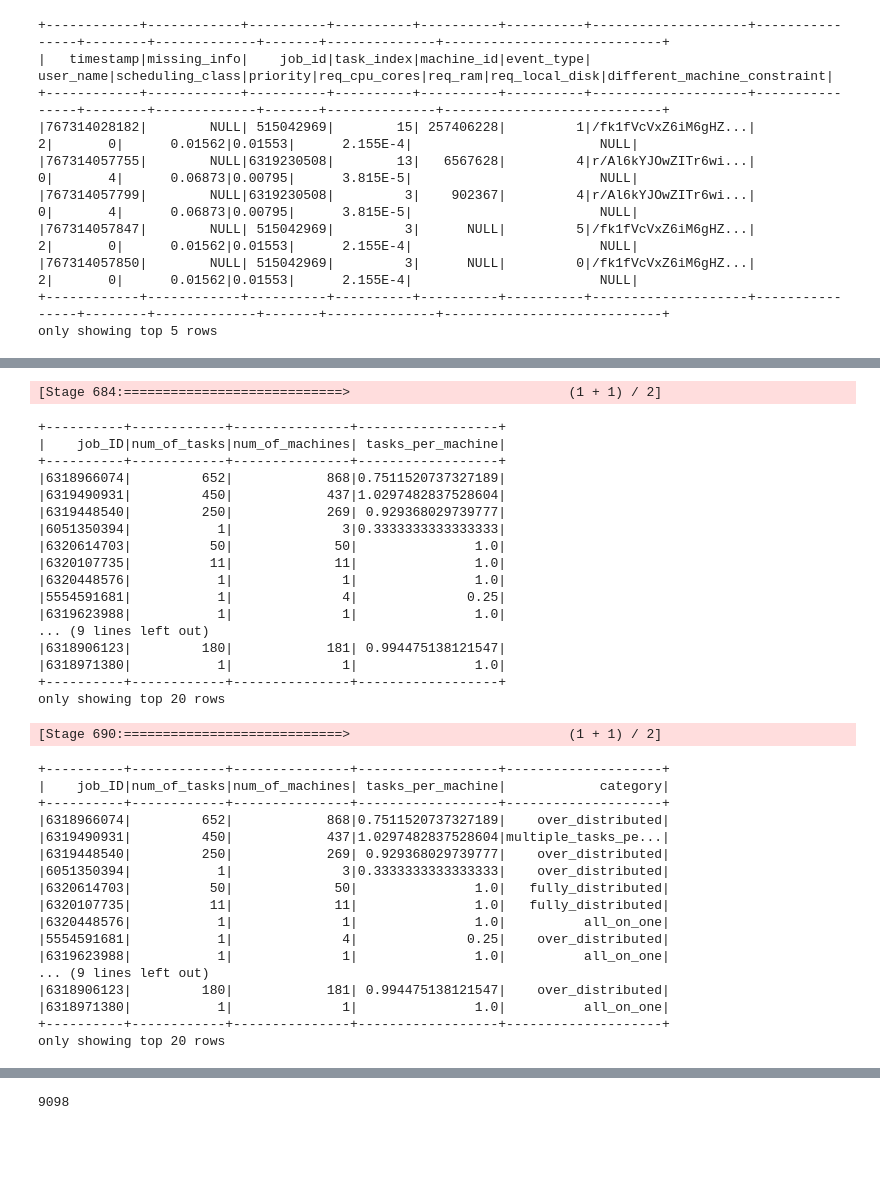
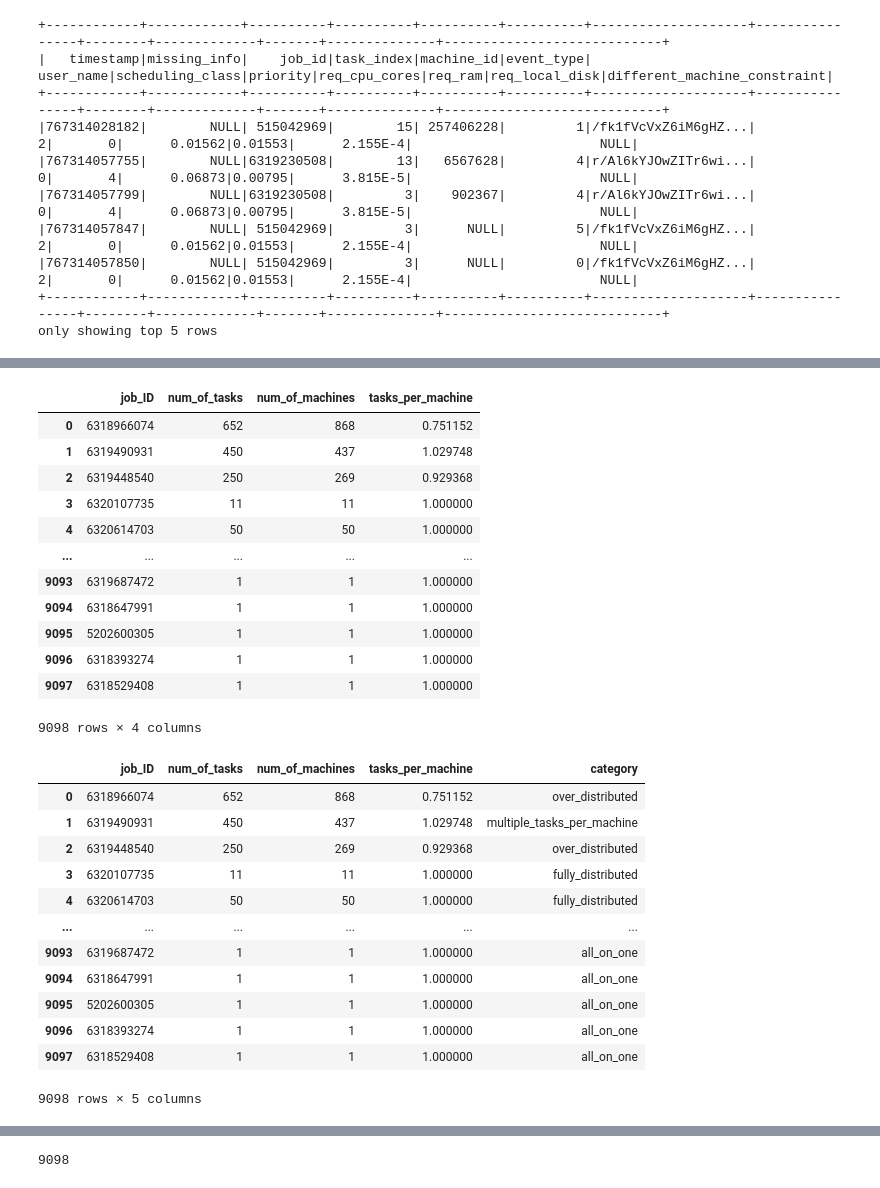
Before and after one commit to len-rtz/LDMS-google-traces-spark, a Jupyter notebook: google_cluster_analysis.ipynb, the cells around one changed output, grey strips where cells are left out. Cells and saved outputs as stored; diff of their text form; code cells hidden in the pictures; blank space fills up the shorter version.

```diff
--- a/google_cluster_analysis.ipynb
+++ b/google_cluster_analysis.ipynb
@@ -548,53 +544,44 @@ only showing top 20 rows
 # %%
 tasks_per_machine = df_jobs_machines.withColumn("tasks_per_machine", F.col("num_of_tasks") / F.col("num_of_machines"))
-tasks_per_machine.show()
+tasks_per_machine.toPandas()
 # %% [output]
+|  | job_ID | num_of_tasks | num_of_machines | tasks_per_machine |
+| 0 | 6318966074 | 652 | 868 | 0.751152 |
+| 1 | 6319490931 | 450 | 437 | 1.029748 |
+| 2 | 6319448540 | 250 | 269 | 0.929368 |
+| 3 | 6320107735 | 11 | 11 | 1.000000 |
+| 4 | 6320614703 | 50 | 50 | 1.000000 |
+| ... | ... | ... | ... | ... |
+| 9093 | 6319687472 | 1 | 1 | 1.000000 |
+| 9094 | 6318647991 | 1 | 1 | 1.000000 |
+| 9095 | 5202600305 | 1 | 1 | 1.000000 |
+| 9096 | 6318393274 | 1 | 1 | 1.000000 |
+| 9097 | 6318529408 | 1 | 1 | 1.000000 |
-[Stage 684:============================>                            (1 + 1) / 2]
+9098 rows × 4 columns
-+----------+------------+---------------+------------------+
-|    job_ID|num_of_tasks|num_of_machines| tasks_per_machine|
-+----------+------------+---------------+------------------+
-|6318966074|         652|            868|0.7511520737327189|
-|6319490931|         450|            437|1.0297482837528604|
-|6319448540|         250|            269| 0.929368029739777|
-|6051350394|           1|              3|0.3333333333333333|
-|6320614703|          50|             50|               1.0|
-|6320107735|          11|             11|               1.0|
-|6320448576|           1|              1|               1.0|
-|5554591681|           1|              4|              0.25|
-|6319623988|           1|              1|               1.0|
-... (9 lines left out)
-|6318906123|         180|            181| 0.994475138121547|
-|6318971380|           1|              1|               1.0|
-+----------+------------+---------------+------------------+
-only showing top 20 rows
 # %%
+# sort list into patterns
 task_per_machine = tasks_per_machine.withColumn(
     "category",
     F.when(F.col("num_of_machines") == 1, "all_on_one") # all task of jobs run on the same machine
-     .when(F.col("tasks_per_machine") > 1, "multiple_tasks_per_machine")
+     .when(F.col("tasks_per_machine") > 1, "multiple_tasks_per_machine") # multiple tasks run on a machine
      .when(F.col("tasks_per_machine") == 1, "fully_distributed") # 1 task per machine
      .when(F.col("tasks_per_machine") < 1, "over_distributed") # more machines than tasks
      .otherwise("?")
 )
-task_per_machine.show()
+task_per_machine.toPandas()
 # %% [output]
+|  | job_ID | num_of_tasks | num_of_machines | tasks_per_machine | category |
+| 0 | 6318966074 | 652 | 868 | 0.751152 | over_distributed |
+| 1 | 6319490931 | 450 | 437 | 1.029748 | multiple_tasks_per_machine |
+| 2 | 6319448540 | 250 | 269 | 0.929368 | over_distributed |
+| 3 | 6320107735 | 11 | 11 | 1.000000 | fully_distributed |
+| 4 | 6320614703 | 50 | 50 | 1.000000 | fully_distributed |
+| ... | ... | ... | ... | ... | ... |
+| 9093 | 6319687472 | 1 | 1 | 1.000000 | all_on_one |
+| 9094 | 6318647991 | 1 | 1 | 1.000000 | all_on_one |
+| 9095 | 5202600305 | 1 | 1 | 1.000000 | all_on_one |
+| 9096 | 6318393274 | 1 | 1 | 1.000000 | all_on_one |
+| 9097 | 6318529408 | 1 | 1 | 1.000000 | all_on_one |
-[Stage 690:============================>                            (1 + 1) / 2]
+9098 rows × 5 columns
-+----------+------------+---------------+------------------+--------------------+
-|    job_ID|num_of_tasks|num_of_machines| tasks_per_machine|            category|
-+----------+------------+---------------+------------------+--------------------+
-|6318966074|         652|            868|0.7511520737327189|    over_distributed|
-|6319490931|         450|            437|1.0297482837528604|multiple_tasks_pe...|
-|6319448540|         250|            269| 0.929368029739777|    over_distributed|
-|6051350394|           1|              3|0.3333333333333333|    over_distributed|
-|6320614703|          50|             50|               1.0|   fully_distributed|
-|6320107735|          11|             11|               1.0|   fully_distributed|
-|6320448576|           1|              1|               1.0|          all_on_one|
-|5554591681|           1|              4|              0.25|    over_distributed|
-|6319623988|           1|              1|               1.0|          all_on_one|
-... (9 lines left out)
-|6318906123|         180|            181| 0.994475138121547|    over_distributed|
-|6318971380|           1|              1|               1.0|          all_on_one|
-+----------+------------+---------------+------------------+--------------------+
-only showing top 20 rows
 # %%
 category_counts = task_per_machine.groupBy("category").agg(F.count("*").alias("num_of_jobs"))
```
Also changed, not shown: parts of 50 cells of this notebook, 1 other file.
